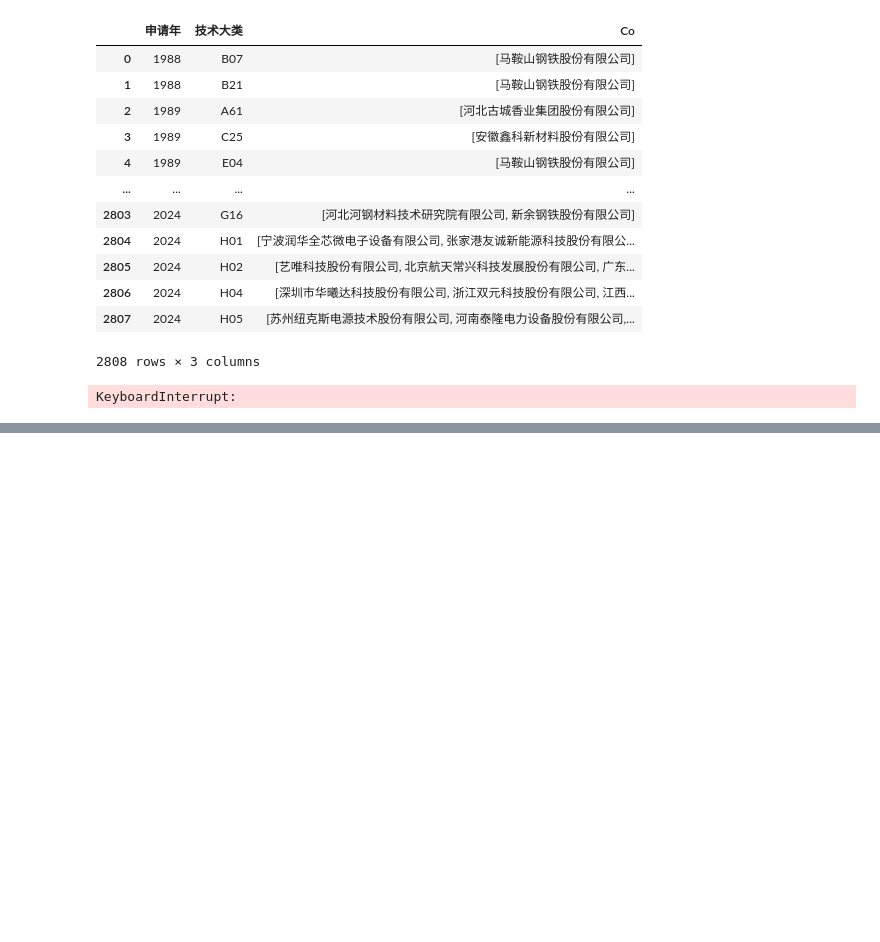
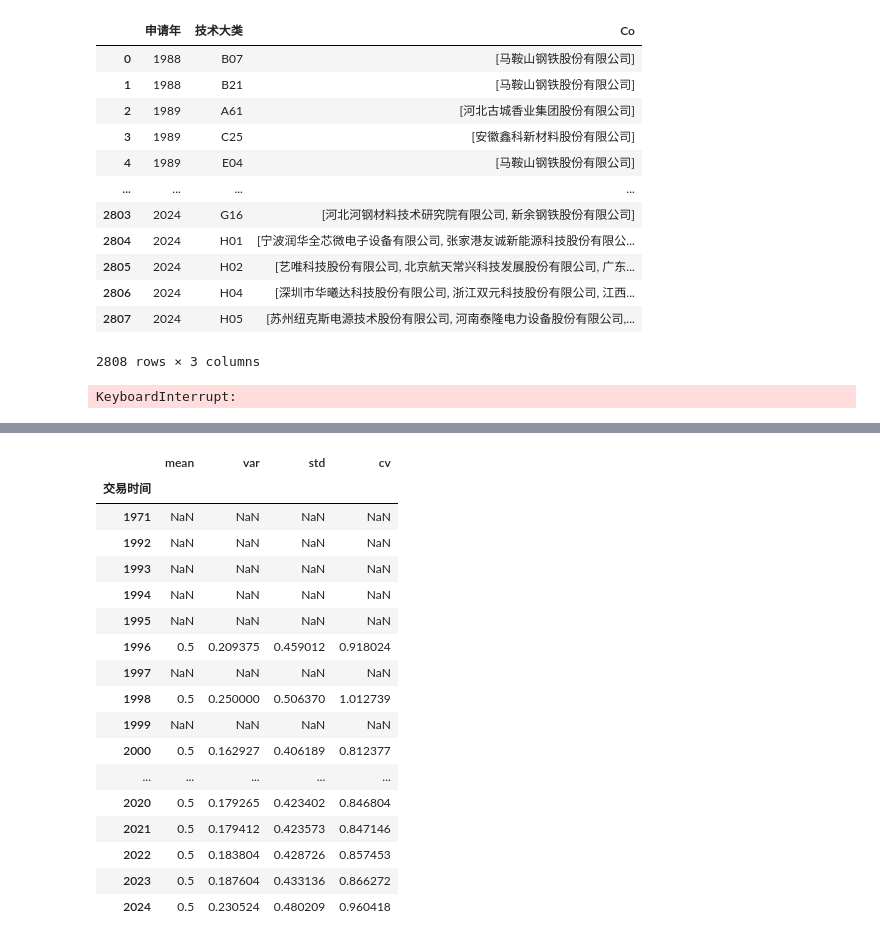
Before and after one commit to ideatechresearch/patent_invest, a Jupyter notebook: 制造业融资专利技术相似性 .ipynb, the cells around one changed output, grey strips where cells are left out. Saved outputs shown, nothing was run; the diff lists cells and outputs as text; code cells hidden in the pictures; blank space fills up the shorter version.

```diff
--- a/制造业融资专利技术相似性 .ipynb
+++ b/制造业融资专利技术相似性 .ipynb
@@ -296,3 +332,7 @@ patent_co['先进制造']=patent_co['Co'].isin(invest_co.loc[invest_co.行业=='
 patent_co['传统制造'].sum(),patent_co['先进制造'].sum()
 # %% [output]
 (1037773, 1401478)
+# %%
+patent_co['传统制造']=patent_co['Co'].isin(invest_co_ct['企业全称']).astype(int)
+patent_co['先进制造']=patent_co['Co'].isin(invest_co_xj['企业全称']).astype(int)
+patent_co['传统制造'].sum(),patent_co['先进制造'].sum()
@@ -1168,0 +1842,5 @@ KeyboardInterrupt:
+# %%
+invest_co_xj=pd.read_excel('data/invest_patent_先进制造_202410_1.xlsx',index_col=0)
+# %%
+cols=invest_co_xj.loc[:,'tech_net_Explorative1_0.7':].columns
+cols
@@ -1168,0 +1865,35 @@ KeyboardInterrupt:
+# %%
+def descx(matrix):
+    mean_similarity = np.nanmean(matrix)
+    variance_similarity = np.nanvar(matrix, ddof=1)
+    std_dev_similarity = np.nanstd(matrix, ddof=1)
+    cv_similarity = std_dev_similarity / mean_similarity if mean_similarity != 0 else  pd.NA
+    # result={
+    #     'mean': mean_similarity,
+    #     'var': variance_similarity,
+    #     'std': std_dev_similarity,
+    #     'cv': cv_similarity
+    # }
+    return pd.Series([mean_similarity, variance_similarity, std_dev_similarity, cv_similarity], index=['mean', 'var', 'std', 'cv'])
+# %%
+d_xj=invest_co_xj.groupby(invest_co_xj.交易时间.dt.year)[cols].apply(lambda x:descx(x))
+d_xj
+# %% [output]
+|  | mean | var | std | cv |
+| 交易时间 |  |  |  |  |
+| 1971 | NaN | NaN | NaN | NaN |
+| 1992 | NaN | NaN | NaN | NaN |
+| 1993 | NaN | NaN | NaN | NaN |
+| 1994 | NaN | NaN | NaN | NaN |
+| 1995 | NaN | NaN | NaN | NaN |
+| 1996 | 0.5 | 0.209375 | 0.459012 | 0.918024 |
+| 1997 | NaN | NaN | NaN | NaN |
+| 1998 | 0.5 | 0.250000 | 0.506370 | 1.012739 |
+| 1999 | NaN | NaN | NaN | NaN |
+| 2000 | 0.5 | 0.162927 | 0.406189 | 0.812377 |
+| ... | ... | ... | ... | ... |
+| 2020 | 0.5 | 0.179265 | 0.423402 | 0.846804 |
+| 2021 | 0.5 | 0.179412 | 0.423573 | 0.847146 |
+| 2022 | 0.5 | 0.183804 | 0.428726 | 0.857453 |
+| 2023 | 0.5 | 0.187604 | 0.433136 | 0.866272 |
+| 2024 | 0.5 | 0.230524 | 0.480209 | 0.960418 |
```
Also changed, not shown: parts of 78 cells of this notebook, 13 other files.
